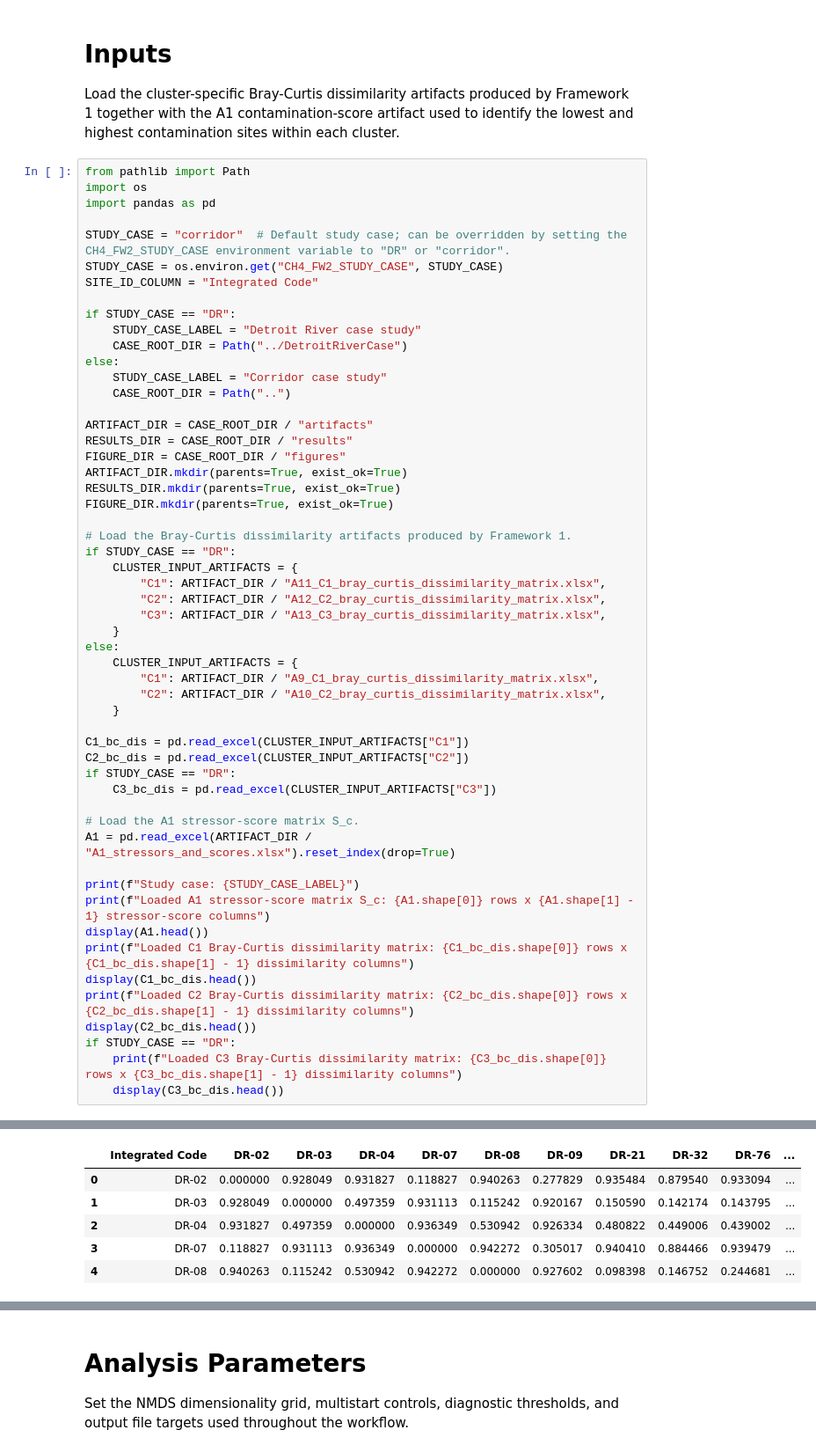
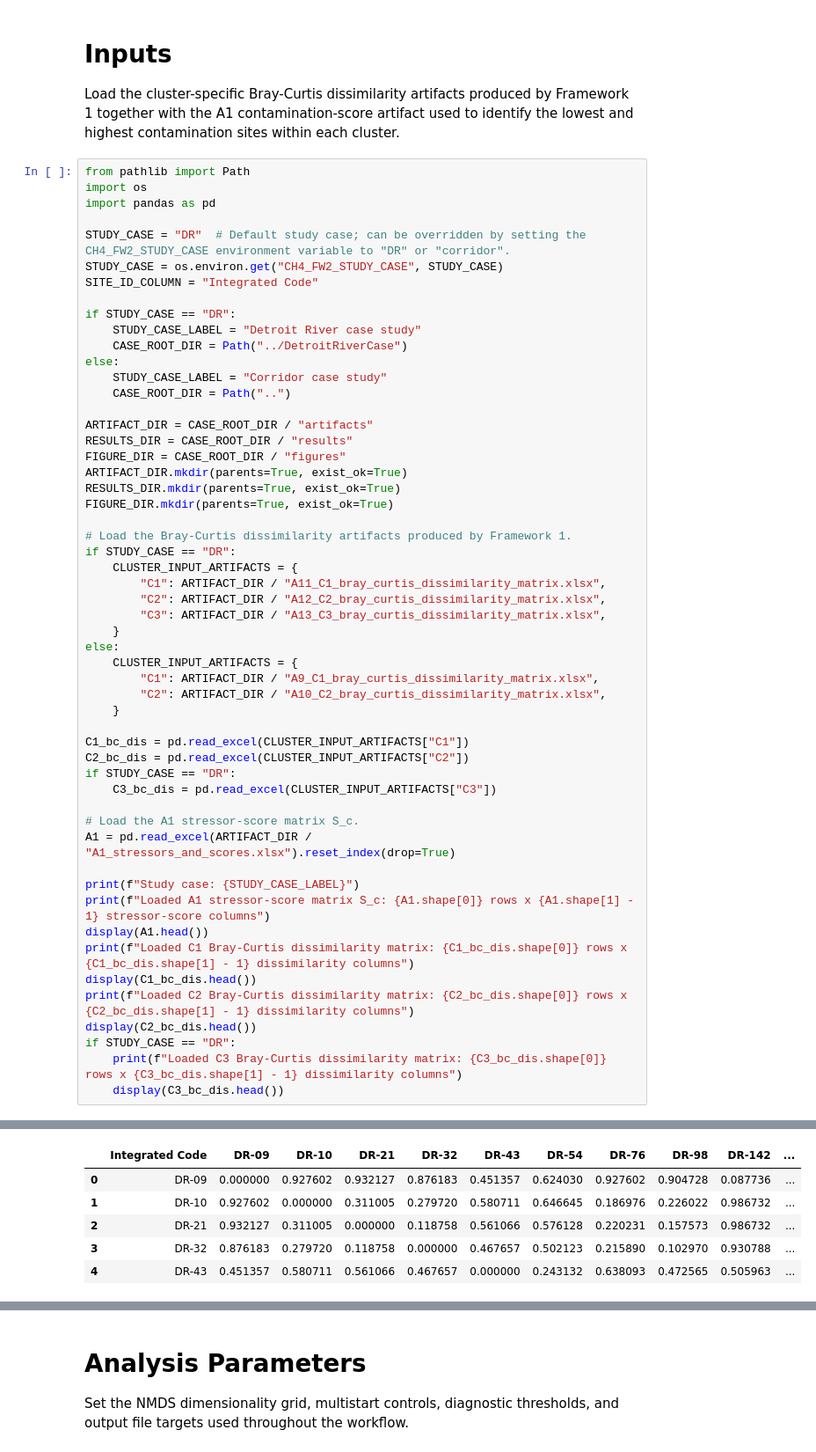
Before and after one commit to Gufeng-2002/thesisproject-codebase, a Jupyter notebook: codespace/notebooks/ch4_framework2.ipynb, the cells around one changed output, grey strips where cells are left out. Shown at 88% size. Cells and saved outputs as stored; diff of their text form.

```diff
--- a/codespace/notebooks/ch4_framework2.ipynb
+++ b/codespace/notebooks/ch4_framework2.ipynb
@@ -7,7 +7,7 @@ from pathlib import Path
 import os
 import pandas as pd
 
-STUDY_CASE = "corridor"  # Default study case; can be overridden by setting the CH4_FW2_STUDY_CASE environment variable to "DR" or "corridor".
+STUDY_CASE = "DR"  # Default study case; can be overridden by setting the CH4_FW2_STUDY_CASE environment variable to "DR" or "corridor".
 STUDY_CASE = os.environ.get("CH4_FW2_STUDY_CASE", STUDY_CASE)
 SITE_ID_COLUMN = "Integrated Code"
 
@@ -69,6 +69,6 @@ Loaded C1 Bray-Curtis dissimilarity matrix: 176 rows x 176 dissimilarity columns
-|  | Integrated Code | DR-02 | DR-03 | DR-04 | DR-07 | DR-08 | DR-09 | DR-21 | DR-32 | DR-76 | ... |
-| 0 | DR-02 | 0.000000 | 0.928049 | 0.931827 | 0.118827 | 0.940263 | 0.277829 | 0.935484 | 0.879540 | 0.933094 | ... |
-| 1 | DR-03 | 0.928049 | 0.000000 | 0.497359 | 0.931113 | 0.115242 | 0.920167 | 0.150590 | 0.142174 | 0.143795 | ... |
-| 2 | DR-04 | 0.931827 | 0.497359 | 0.000000 | 0.936349 | 0.530942 | 0.926334 | 0.480822 | 0.449006 | 0.439002 | ... |
-| 3 | DR-07 | 0.118827 | 0.931113 | 0.936349 | 0.000000 | 0.942272 | 0.305017 | 0.940410 | 0.884466 | 0.939479 | ... |
-| 4 | DR-08 | 0.940263 | 0.115242 | 0.530942 | 0.942272 | 0.000000 | 0.927602 | 0.098398 | 0.146752 | 0.244681 | ... |
+|  | Integrated Code | DR-09 | DR-10 | DR-21 | DR-32 | DR-43 | DR-54 | DR-76 | DR-98 | DR-142 | ... |
+| 0 | DR-09 | 0.000000 | 0.927602 | 0.932127 | 0.876183 | 0.451357 | 0.624030 | 0.927602 | 0.904728 | 0.087736 | ... |
+| 1 | DR-10 | 0.927602 | 0.000000 | 0.311005 | 0.279720 | 0.580711 | 0.646645 | 0.186976 | 0.226022 | 0.986732 | ... |
+| 2 | DR-21 | 0.932127 | 0.311005 | 0.000000 | 0.118758 | 0.561066 | 0.576128 | 0.220231 | 0.157573 | 0.986732 | ... |
+| 3 | DR-32 | 0.876183 | 0.279720 | 0.118758 | 0.000000 | 0.467657 | 0.502123 | 0.215890 | 0.102970 | 0.930788 | ... |
+| 4 | DR-43 | 0.451357 | 0.580711 | 0.561066 | 0.467657 | 0.000000 | 0.243132 | 0.638093 | 0.472565 | 0.505963 | ... |
```
Also changed, not shown: parts of 6 cells of this notebook, 2 other files.
